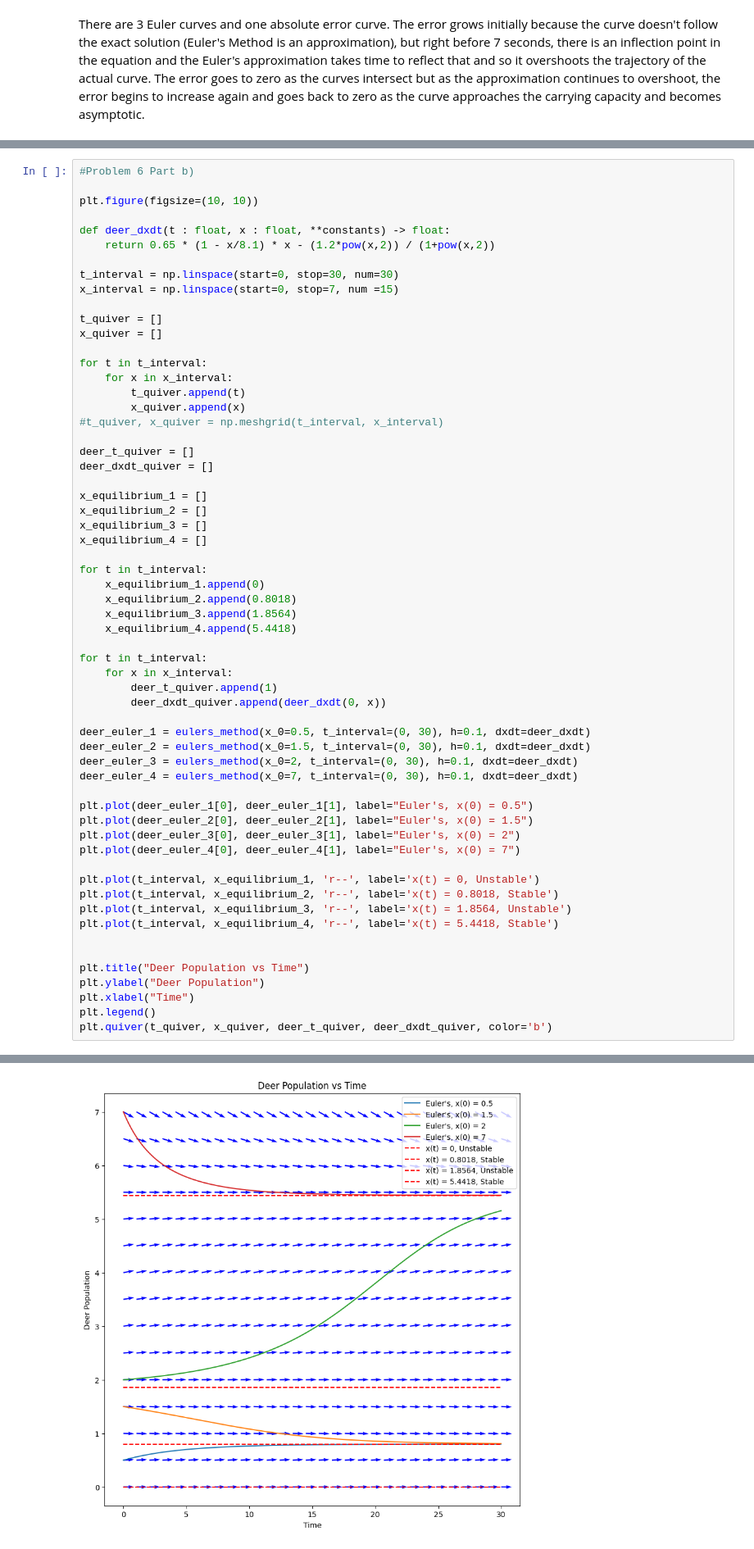
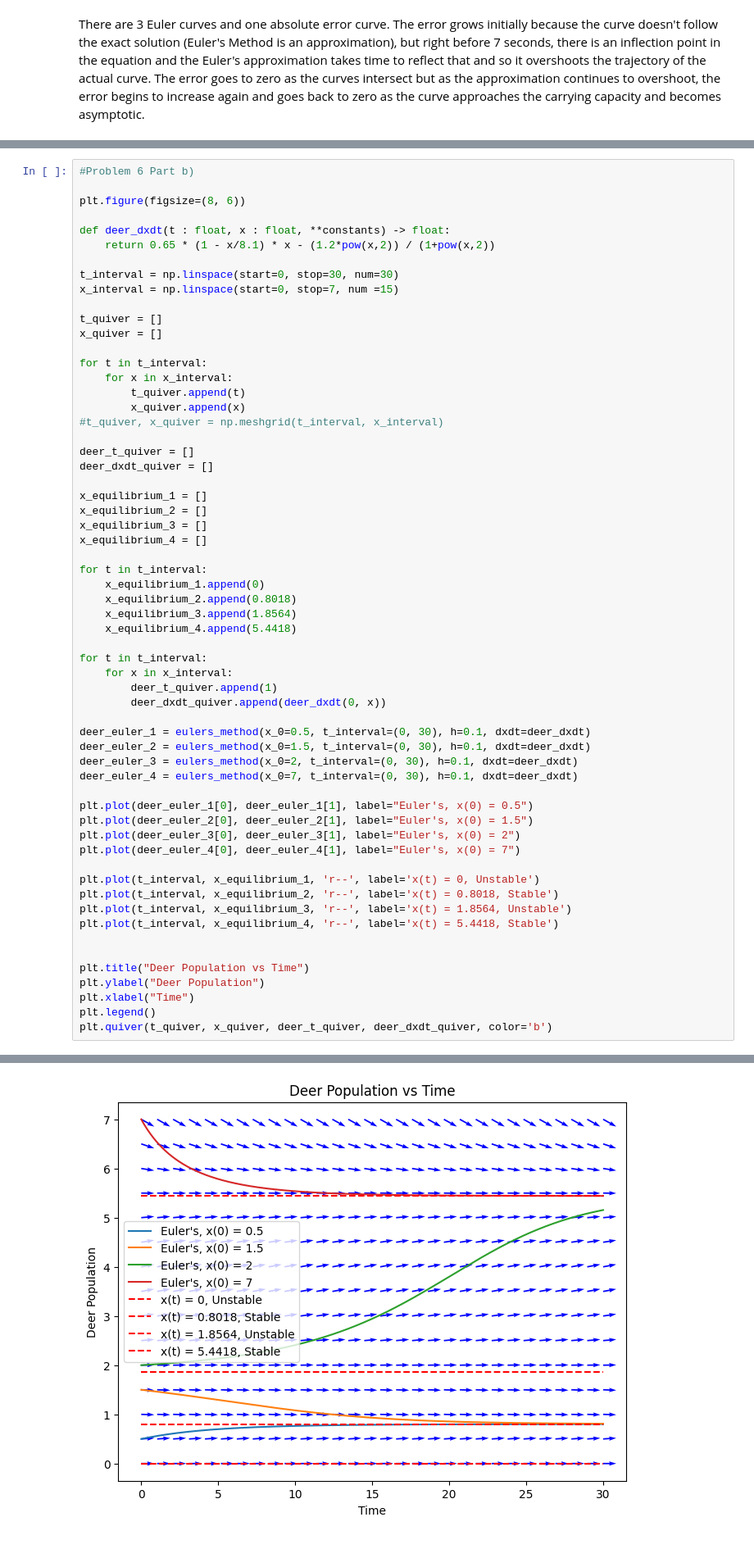
Before and after one commit to MrAnish123/Differential-Equations-Project-1, a Jupyter notebook: SetA.ipynb, the cells around one changed output, grey strips where cells are left out. Shown: that part at 82% size. Drawn from its saved outputs; the diff is of its cells as text.

```diff
--- a/SetA.ipynb
+++ b/SetA.ipynb
@@ -230,7 +225,7 @@ plt.show()
 # %%
 #Problem 6 Part b)
 
-plt.figure(figsize=(10, 10))
+plt.figure(figsize=(8, 6))
 
 def deer_dxdt(t : float, x : float, **constants) -> float:
     return 0.65 * (1 - x/8.1) * x - (1.2*pow(x,2)) / (1+pow(x,2))
@@ -262,34 +257,34 @@ for t in t_interval:
     x_equilibrium_4.append(5.4418)
 
 for t in t_interval:
     for x in x_interval:
         deer_t_quiver.append(1)
         deer_dxdt_quiver.append(deer_dxdt(0, x))
 
 deer_euler_1 = eulers_method(x_0=0.5, t_interval=(0, 30), h=0.1, dxdt=deer_dxdt)
 deer_euler_2 = eulers_method(x_0=1.5, t_interval=(0, 30), h=0.1, dxdt=deer_dxdt)
 deer_euler_3 = eulers_method(x_0=2, t_interval=(0, 30), h=0.1, dxdt=deer_dxdt)
 deer_euler_4 = eulers_method(x_0=7, t_interval=(0, 30), h=0.1, dxdt=deer_dxdt)
 
 plt.plot(deer_euler_1[0], deer_euler_1[1], label="Euler's, x(0) = 0.5")
 plt.plot(deer_euler_2[0], deer_euler_2[1], label="Euler's, x(0) = 1.5")
 plt.plot(deer_euler_3[0], deer_euler_3[1], label="Euler's, x(0) = 2")
 plt.plot(deer_euler_4[0], deer_euler_4[1], label="Euler's, x(0) = 7")
 
 plt.plot(t_interval, x_equilibrium_1, 'r--', label='x(t) = 0, Unstable')
 plt.plot(t_interval, x_equilibrium_2, 'r--', label='x(t) = 0.8018, Stable')
 plt.plot(t_interval, x_equilibrium_3, 'r--', label='x(t) = 1.8564, Unstable')
 plt.plot(t_interval, x_equilibrium_4, 'r--', label='x(t) = 5.4418, Stable')
 
 
 plt.title("Deer Population vs Time")
 plt.ylabel("Deer Population")
 plt.xlabel("Time")
 plt.legend()
 plt.quiver(t_quiver, x_quiver, deer_t_quiver, deer_dxdt_quiver, color='b')
 # %% [output]
 <matplotlib.quiver.Quiver at 0x...>
-[figure, old version]
+[figure, new version]
 # %% [markdown]
 The differential equation is autonomous and does not depend on the value of t but rather the value of x, so when we have initial conditions that start at a particular value of x (such as between equilibria solutions or above or below), then the change in x is in a constant direction which is defined by the surrounding equilibria depending on their stability. An unstable equilibrium signifies that the vector field will point away from the curve, while a stable equilibrium suggests the opposite. So when a curve has an initial condition adjacent to a stable equilibrium solution, the curve will follow the vector field toward that equilibrium solution and away from the unstable ones. We can see x = 0 is unstable and x = 0.8018 is a stable solution.
 
```
Also changed, not shown: parts of 2 cells of this notebook, 5 other files.
